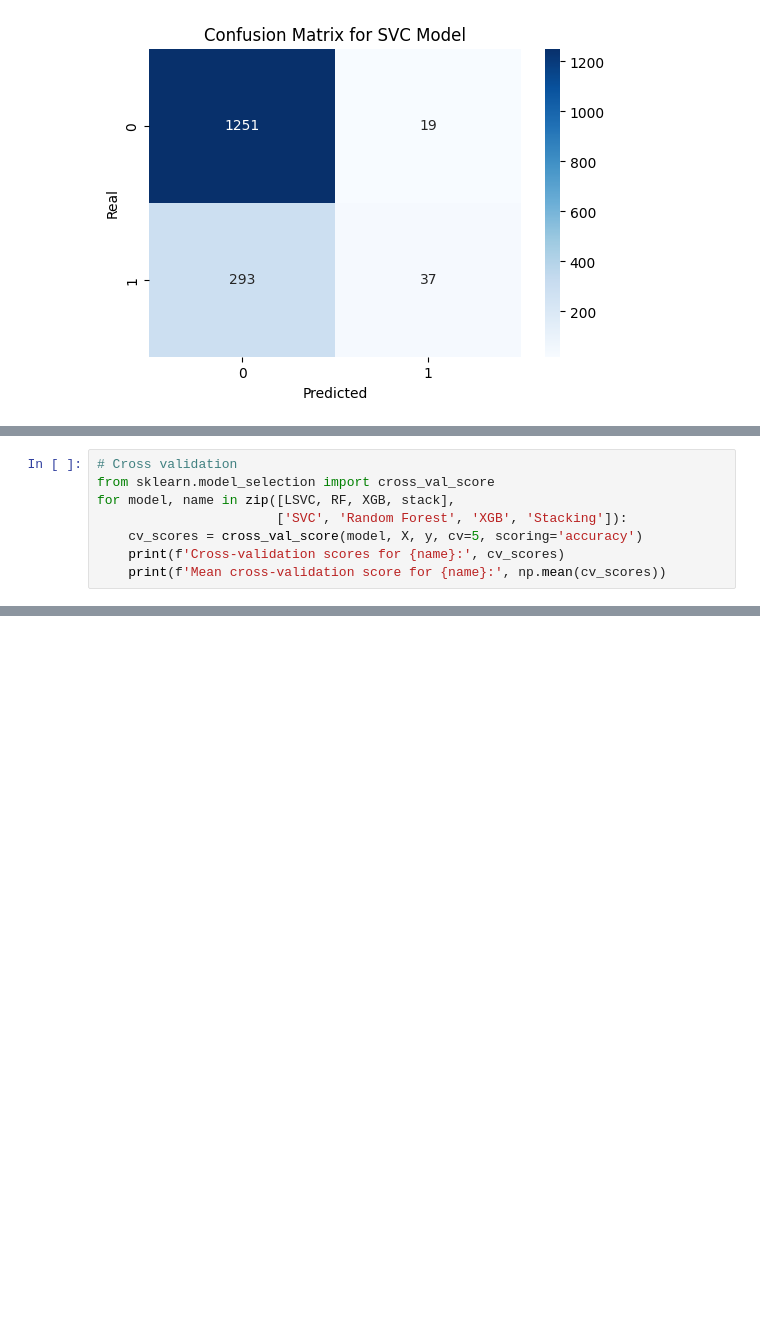
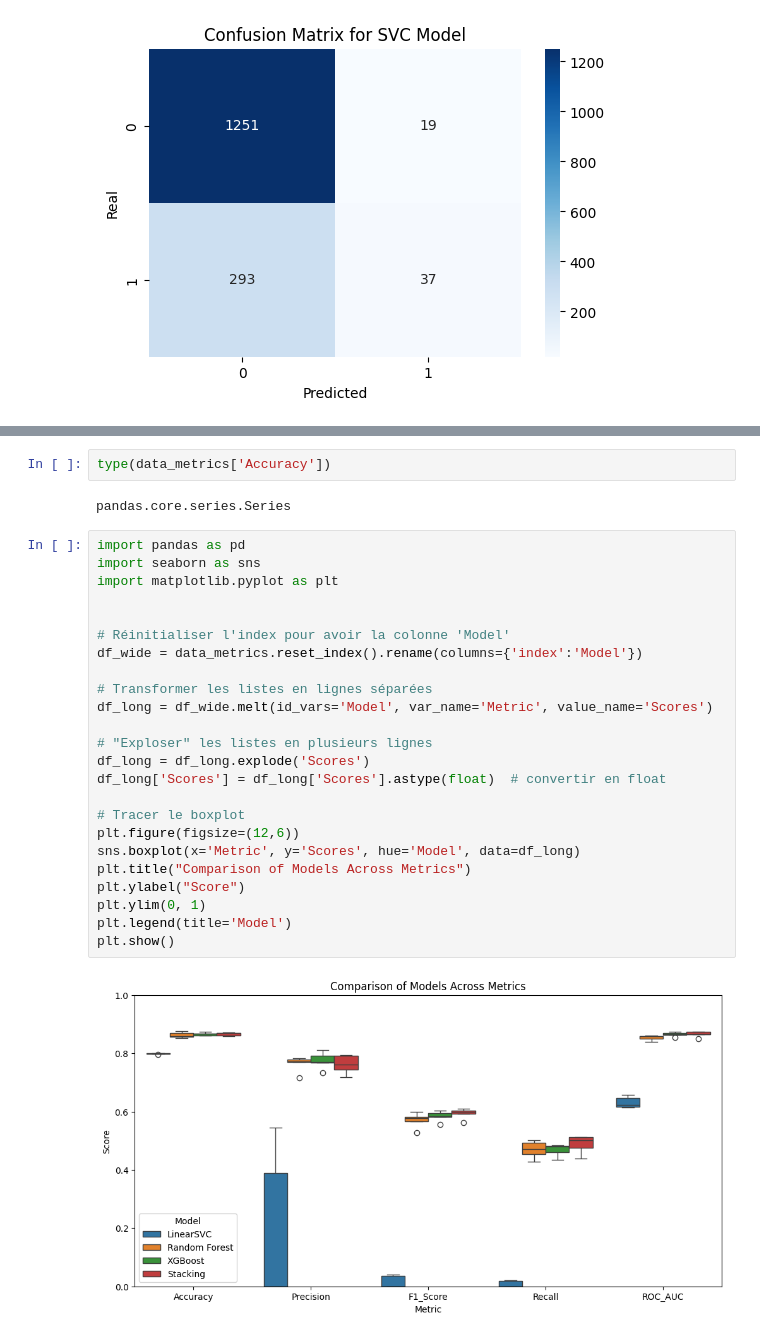
Before and after one commit to Design3Website/MachineLearning_PredictingChurnRate, a Jupyter notebook: Mon_Model.ipynb, the cells around one changed output, grey strips where cells are left out. Saved outputs shown, nothing was run; the diff lists cells and outputs as text; blank space fills up the shorter version.

```diff
--- a/Mon_Model.ipynb
+++ b/Mon_Model.ipynb
@@ -581,8 +584,0 @@ Text(0.5, 1.0, 'Confusion Matrix for Stacking Model')
-# %%
-# Cross validation
-from sklearn.model_selection import cross_val_score
-for model, name in zip([LSVC, RF, XGB, stack],
-                       ['SVC', 'Random Forest', 'XGB', 'Stacking']):
-    cv_scores = cross_val_score(model, X, y, cv=5, scoring='accuracy')
-    print(f'Cross-validation scores for {name}:', cv_scores)
-    print(f'Mean cross-validation score for {name}:', np.mean(cv_scores))
@@ -597,0 +644,30 @@ Mean cross-validation score for Stacking: 0.86625
+# %%
+type(data_metrics['Accuracy'])
+# %% [output]
+pandas.core.series.Series
+# %%
+import pandas as pd
+import seaborn as sns
+import matplotlib.pyplot as plt
+
+
+# Réinitialiser l'index pour avoir la colonne 'Model'
+df_wide = data_metrics.reset_index().rename(columns={'index':'Model'})
+
+# Transformer les listes en lignes séparées
+df_long = df_wide.melt(id_vars='Model', var_name='Metric', value_name='Scores')
+
+# "Exploser" les listes en plusieurs lignes
+df_long = df_long.explode('Scores')
+df_long['Scores'] = df_long['Scores'].astype(float)  # convertir en float
+
+# Tracer le boxplot
+plt.figure(figsize=(12,6))
+sns.boxplot(x='Metric', y='Scores', hue='Model', data=df_long)
+plt.title("Comparison of Models Across Metrics")
+plt.ylabel("Score")
+plt.ylim(0, 1)
+plt.legend(title='Model')
+plt.show()
+# %% [output]
+[figure, added]
```
Also changed, not shown: parts of 14 cells of this notebook.
